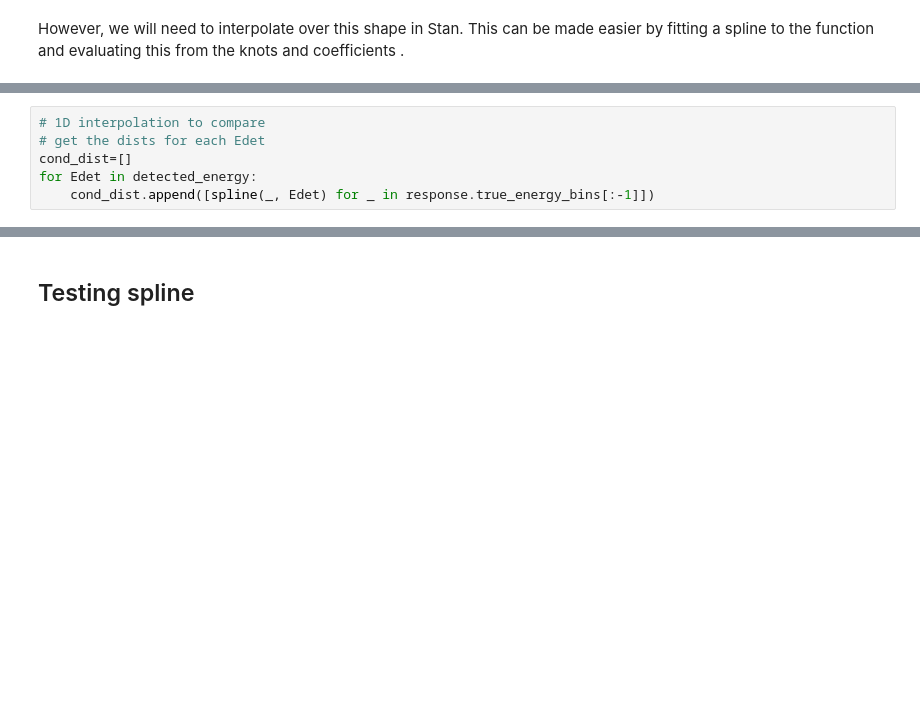
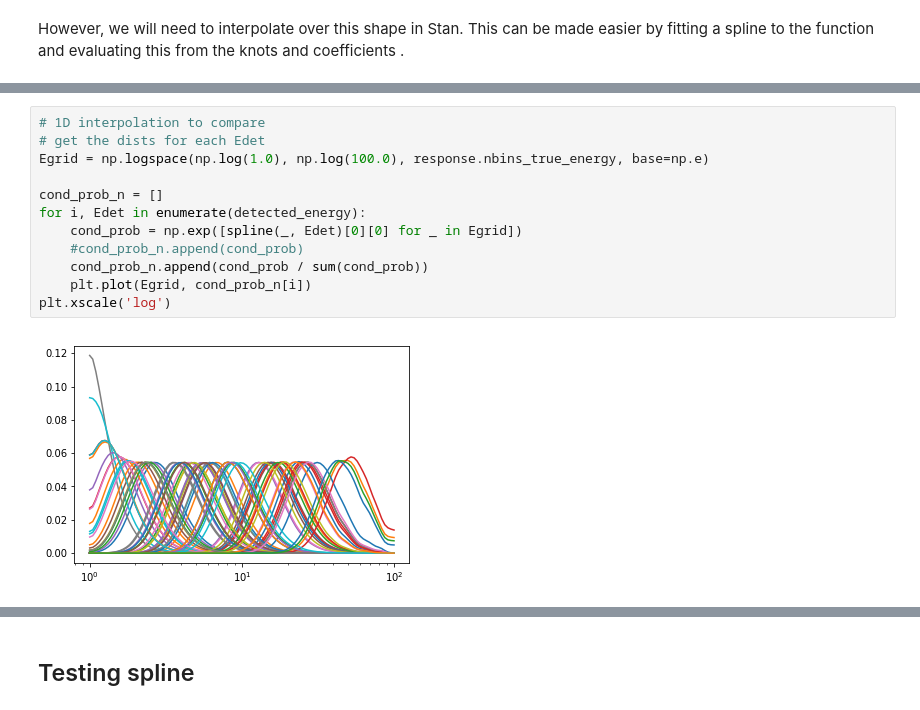
Before and after one commit to cescalara/instrument_response, a Jupyter notebook: fit_demo.ipynb, the cells around one changed output, grey strips where cells are left out. Drawn from its saved outputs; the diff is of its cells as text; blank space fills up the shorter version.

```diff
--- a/fit_demo.ipynb
+++ b/fit_demo.ipynb
@@ -172,9 +167,17 @@ coeffs = coeffs.reshape(Nx, Ny)
 # %%
 # 1D interpolation to compare
 # get the dists for each Edet
-cond_dist=[]
-for Edet in detected_energy:
-    cond_dist.append([spline(_, Edet) for _ in response.true_energy_bins[:-1]])
+Egrid = np.logspace(np.log(1.0), np.log(100.0), response.nbins_true_energy, base=np.e)
+
+cond_prob_n = []
+for i, Edet in enumerate(detected_energy):
+    cond_prob = np.exp([spline(_, Edet)[0][0] for _ in Egrid])
+    #cond_prob_n.append(cond_prob)
+    cond_prob_n.append(cond_prob / sum(cond_prob))
+    plt.plot(Egrid, cond_prob_n[i])
+plt.xscale('log')
+# %% [output]
+[figure, added]
 # %%
 # Compile the Stan model
 model = stan_utility.compile_model(filename='stan/hierarchical_approach.stan',
```
Also changed, not shown: parts of 18 cells of this notebook, 3 other files.
